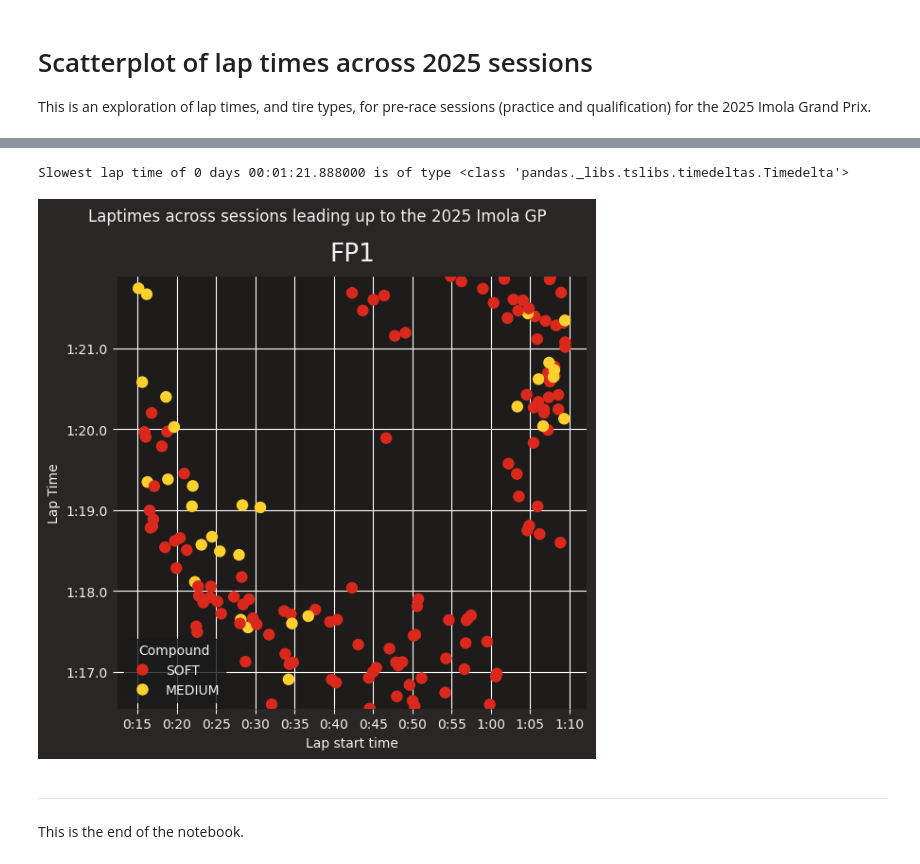
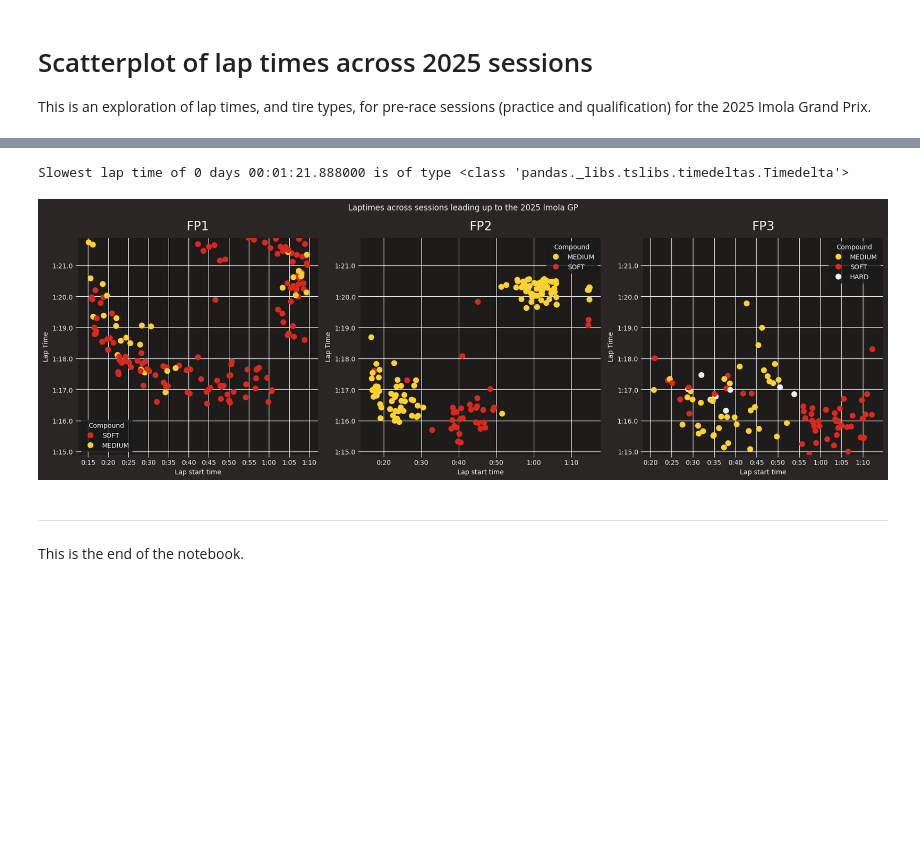
Before and after one commit to matt-bernhardt/f1-notebooks, a Jupyter notebook: notebooks/imola25/laptimes-scatterplot.ipynb, the cells around one changed output, grey strips where cells are left out. Saved outputs shown, nothing was run; the diff lists cells and outputs as text; code cells hidden in the pictures; blank space fills up the shorter version.

```diff
--- a/notebooks/imola25/laptimes-scatterplot.ipynb
+++ b/notebooks/imola25/laptimes-scatterplot.ipynb
@@ -25,14 +25,14 @@ fp1.load()
 fp1_laps = fp1.laps.pick_quicklaps().reset_index()
 
 # Get FP2 data
-# fp2 = fastf1.get_session(season, race, 'FP2')
-# fp2.load()
-# fp2_laps = fp2.laps.pick_quicklaps().reset_index()
+fp2 = fastf1.get_session(season, race, 'FP2')
+fp2.load()
+fp2_laps = fp2.laps.pick_quicklaps().reset_index()
 
 # Get FP3 data
-# fp3 = fastf1.get_session(season, race, 'FP3')
-# fp3.load()
-# fp3_laps = fp3.laps.pick_quicklaps().reset_index()
+fp3 = fastf1.get_session(season, race, 'FP3')
+fp3.load()
+fp3_laps = fp3.laps.pick_quicklaps().reset_index()
 
 # Get quali data
 # q = fastf1.get_session(season, race, 'Q')
@@ -68,6 +73,6 @@ FP1: 0 days 00:01:16.545000   0 days 00:01:21.888000
 # %%
 # fig, (ax1, ax2, ax3, ax4) = plt.subplots(1, 4, figsize=(24, 6))
-fig, (ax1) = plt.subplots(1, 1, figsize=(6, 6))
+fig, (ax1, ax2, ax3) = plt.subplots(1, 3, figsize=(18, 6))
 fig.suptitle('Lap times in practice and qualification for 2025 Imola GP')
 
 sns.scatterplot(data=fp1_laps,
@@ -81,27 +86,27 @@ sns.scatterplot(data=fp1_laps,
                 legend='auto'
 )
 
-# sns.scatterplot(data=fp2_laps,
-#                 x="LapStartTime",
-#                 y="LapTime",
-#                 ax=ax1,
-#                 hue="Compound",
-#                 palette=fastf1.plotting.get_compound_mapping(session=fp2),
-#                 s=80,
-#                 linewidth=0,
-#                 legend='auto'
-# )
+sns.scatterplot(data=fp2_laps,
+                x="LapStartTime",
+                y="LapTime",
+                ax=ax2,
+                hue="Compound",
+                palette=fastf1.plotting.get_compound_mapping(session=fp2),
+                s=80,
+                linewidth=0,
+                legend='auto'
+)
 
-# sns.scatterplot(data=fp3_laps,
-#                 x="LapStartTime",
-#                 y="LapTime",
-#                 ax=ax1,
-#                 hue="Compound",
-#                 palette=fastf1.plotting.get_compound_mapping(session=fp3),
-#                 s=80,
-#                 linewidth=0,
-#                 legend='auto'
-# )
+sns.scatterplot(data=fp3_laps,
+                x="LapStartTime",
+                y="LapTime",
+                ax=ax3,
+                hue="Compound",
+                palette=fastf1.plotting.get_compound_mapping(session=fp3),
+                s=80,
+                linewidth=0,
+                legend='auto'
+)
 
 # sns.scatterplot(data=q_laps,
 #                 x="LapStartTime",
@@ -115,52 +120,52 @@ sns.scatterplot(data=fp1_laps,
 # )
 
 # Set common y-axis limits
-common_ylim = (fp1_laps['LapTime'].max(), fp1_laps['LapTime'].min())
+common_ylim = (fp1_laps['LapTime'].max(), fp3_laps['LapTime'].min())
 ax1.set_ylim(common_ylim)
-# ax2.set_ylim(common_ylim)
-# ax3.set_ylim(common_ylim)
+ax2.set_ylim(common_ylim)
+ax3.set_ylim(common_ylim)
 # ax4.set_ylim(common_ylim)
 
 print(f"Slowest lap time of {fp1_laps['LapTime'].max()} is of type {type(fp1_laps['LapTime'].max())}")
 
 ax1.set_title("FP1")
 ax1.set_xlabel("Lap start time")
 ax1.set_ylabel("Lap Time")
 
-# ax2.set_title("Sprint qualification")
-# ax2.set_xlabel("Lap start time")
-# ax2.set_ylabel("Lap Time")
+ax2.set_title("FP2")
+ax2.set_xlabel("Lap start time")
+ax2.set_ylabel("Lap Time")
 
-# ax3.set_title("Qualification")
-# ax3.set_xlabel("Lap start time")
-# ax3.set_ylabel("Lap Time")
+ax3.set_title("FP3")
+ax3.set_xlabel("Lap start time")
+ax3.set_ylabel("Lap Time")
 
 # ax4.set_title("Qualification")
 # ax4.set_xlabel("Lap start time")
 # ax4.set_ylabel("Lap Time")
 
 # The y-axis increases from bottom to top by default
 # Since we are plotting time, it makes sense to invert the axis
 ax1.invert_yaxis()
-# ax2.invert_yaxis()
-# ax3.invert_yaxis()
+ax2.invert_yaxis()
+ax3.invert_yaxis()
 #ax4.invert_yaxis()
 
 plt.suptitle("Laptimes across sessions leading up to the 2025 Imola GP")
 
 # Turn on major grid lines
 ax1.grid(color='w', which='major', axis='both')
-# ax2.grid(color='w', which='major', axis='both')
-# ax3.grid(color='w', which='major', axis='both')
+ax2.grid(color='w', which='major', axis='both')
+ax3.grid(color='w', which='major', axis='both')
 #ax4.grid(color='w', which='major', axis='both')
 
 sns.despine(left=True, bottom=True)
 
 plt.tight_layout()
 plt.show()
 # %% [output]
 Slowest lap time of 0 days 00:01:21.888000 is of type <class 'pandas._libs.tslibs.timedeltas.Timedelta'>
-[figure, old version]
+[figure, new version]
 # %%
 # r_laps.columns
 # %%
```
Also changed, not shown: parts of 2 cells of this notebook.
